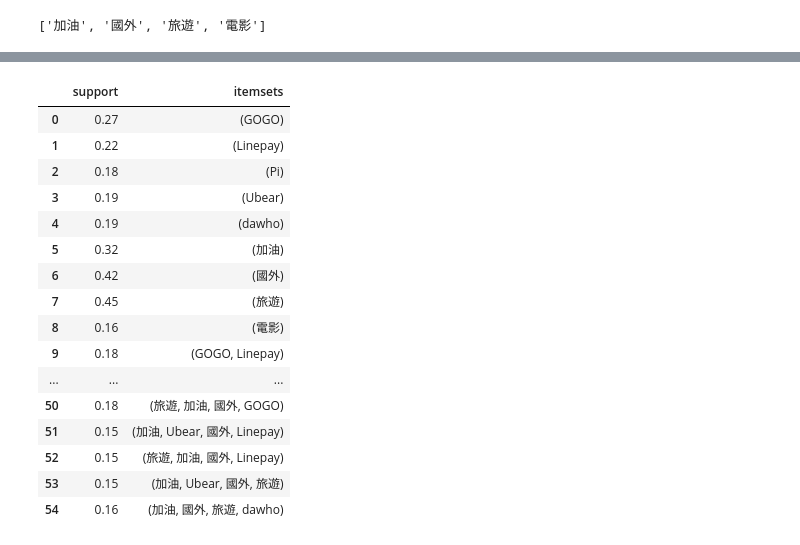
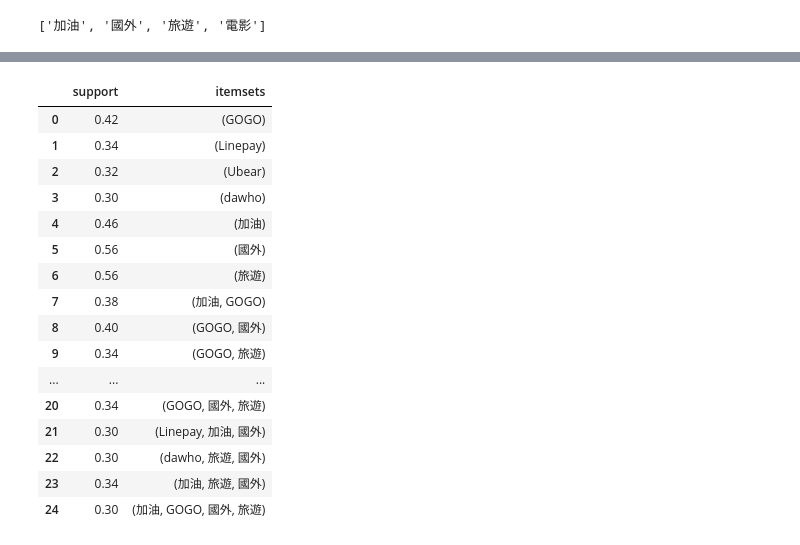
Before and after one commit to ShengHsiang-Kao/DB104, a Jupyter notebook: ass/association_test.ipynb, the cells around one changed output, grey strips where cells are left out. Saved outputs shown, nothing was run; the diff lists cells and outputs as text; code cells hidden in the pictures.

```diff
--- a/ass/association_test.ipynb
+++ b/ass/association_test.ipynb
@@ -185,6 +194,6 @@ x
 11
 # %%
 alltag=[]
-for i in range(100):
+for i in range(50):
     each=card_tag[i]+behavior_tag[i]
     alltag.append(each)
@@ -223,25 +224,25 @@ behavior_tag[1]
 # %%
 te = TransactionEncoder()
 te_ary = te.fit(alltag).transform(alltag)
 df2 = pd.DataFrame(te_ary, columns=te.columns_)
-frequent_itemsets = apriori(df2, min_support=0.15, use_colnames=True)
+frequent_itemsets = apriori(df2, min_support=0.3, use_colnames=True)
 
 frequent_itemsets
 # %% [output]
 |  | support | itemsets |
-| 0 | 0.27 | (GOGO) |
-| 1 | 0.22 | (Linepay) |
-| 2 | 0.18 | (Pi) |
-| 3 | 0.19 | (Ubear) |
-| 4 | 0.19 | (dawho) |
-| 5 | 0.32 | (加油) |
-| 6 | 0.42 | (國外) |
-| 7 | 0.45 | (旅遊) |
-| 8 | 0.16 | (電影) |
-| 9 | 0.18 | (GOGO, Linepay) |
+| 0 | 0.42 | (GOGO) |
+| 1 | 0.34 | (Linepay) |
+| 2 | 0.32 | (Ubear) |
+| 3 | 0.30 | (dawho) |
+| 4 | 0.46 | (加油) |
+| 5 | 0.56 | (國外) |
+| 6 | 0.56 | (旅遊) |
+| 7 | 0.38 | (加油, GOGO) |
+| 8 | 0.40 | (GOGO, 國外) |
+| 9 | 0.34 | (GOGO, 旅遊) |
 | ... | ... | ... |
-| 50 | 0.18 | (旅遊, 加油, 國外, GOGO) |
-| 51 | 0.15 | (加油, Ubear, 國外, Linepay) |
-| 52 | 0.15 | (旅遊, 加油, 國外, Linepay) |
-| 53 | 0.15 | (加油, Ubear, 國外, 旅遊) |
-| 54 | 0.16 | (加油, 國外, 旅遊, dawho) |
+| 20 | 0.34 | (GOGO, 國外, 旅遊) |
+| 21 | 0.30 | (Linepay, 加油, 國外) |
+| 22 | 0.30 | (dawho, 旅遊, 國外) |
+| 23 | 0.34 | (加油, 旅遊, 國外) |
+| 24 | 0.30 | (加油, GOGO, 國外, 旅遊) |
```
Also changed, not shown: parts of 14 cells of this notebook.
